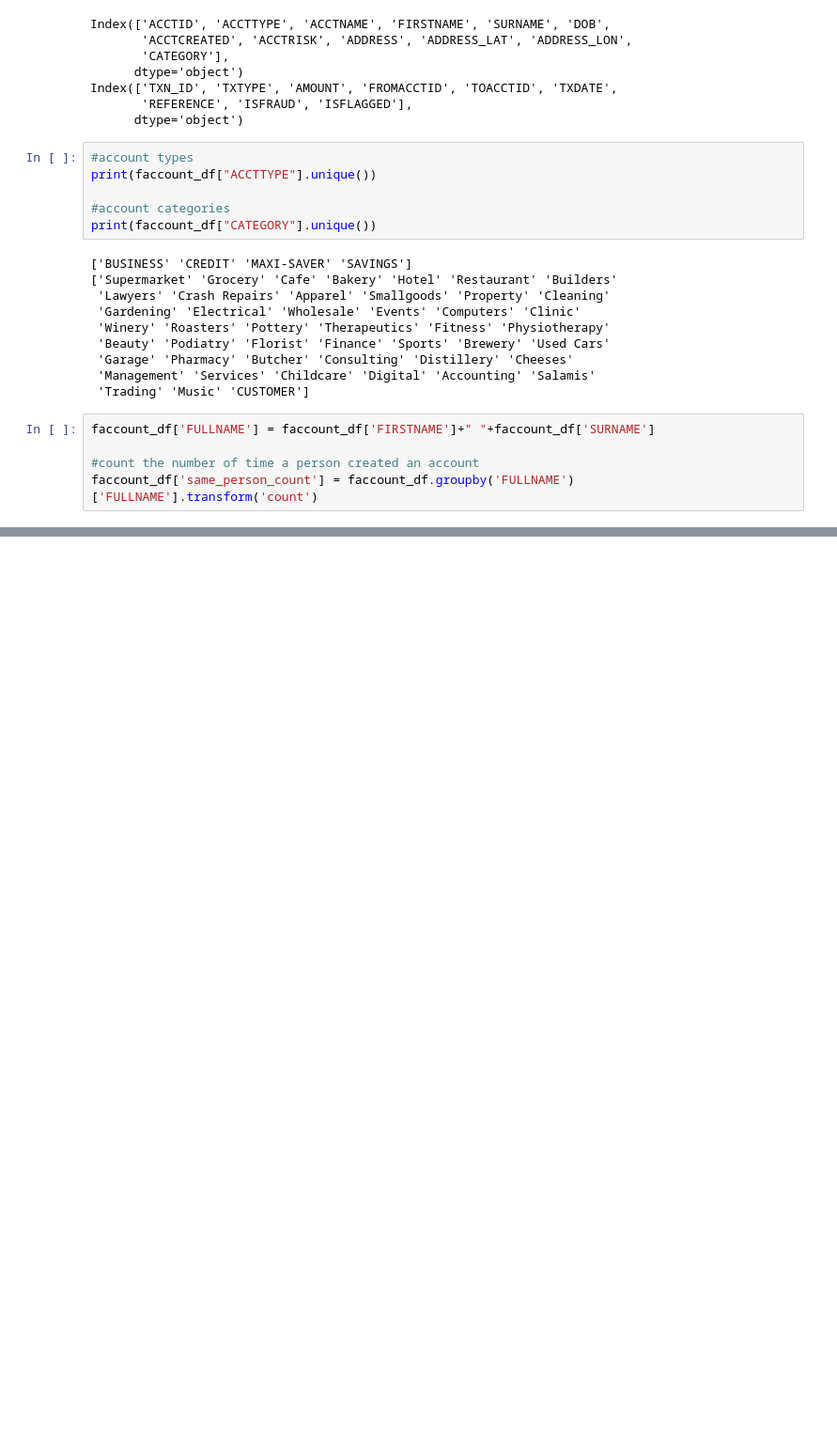
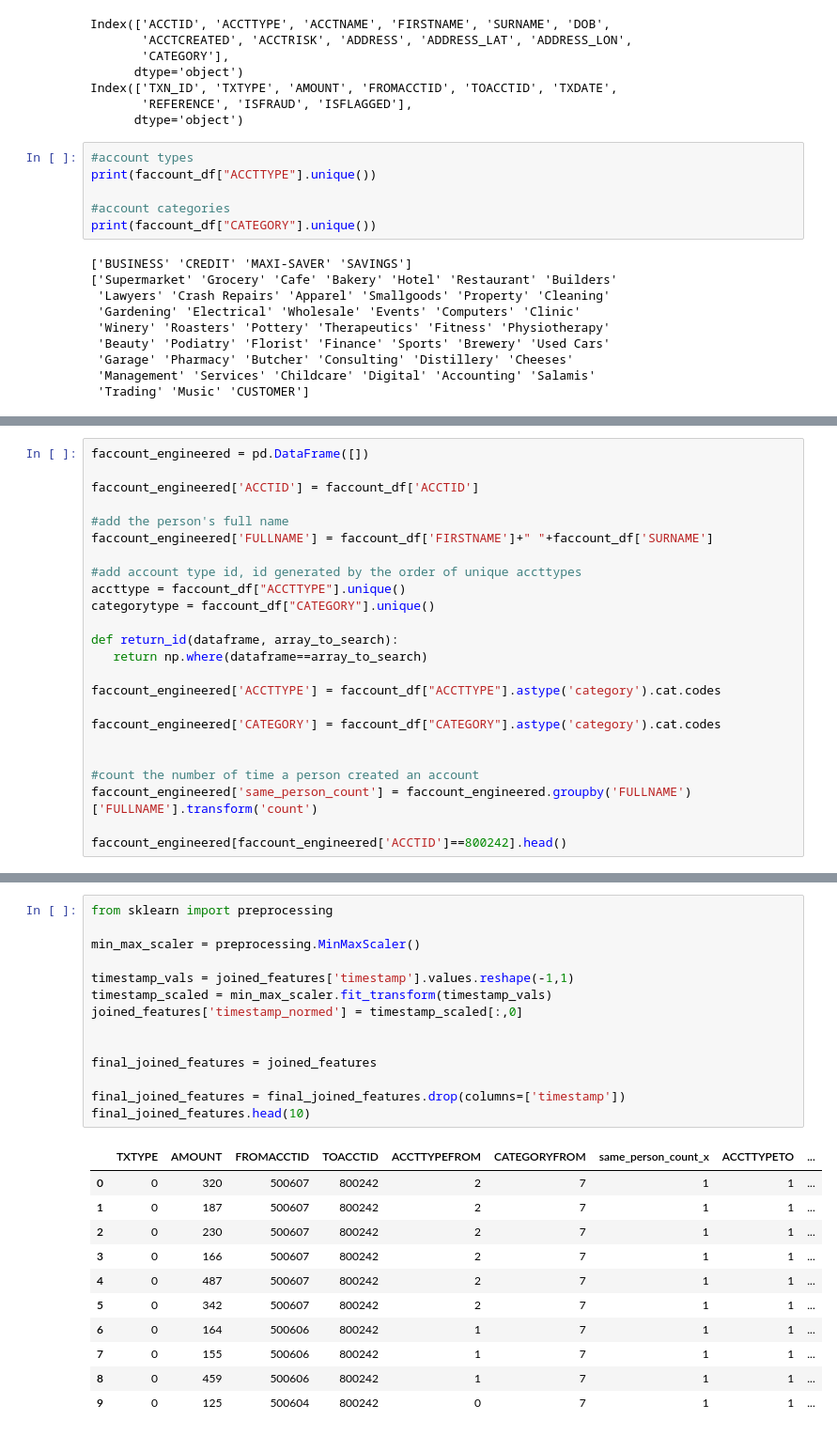
Before and after one commit to Amr-devman/DigitalDefence-Hackathon, a Jupyter notebook: dataset_engineering.ipynb, the cells around one changed output, grey strips where cells are left out. Shown: that part at 94% size. Saved outputs shown, nothing was run; the diff lists cells and outputs as text; blank space fills up the shorter version.

```diff
--- a/dataset_engineering.ipynb
+++ b/dataset_engineering.ipynb
@@ -43,8 +43,3 @@ print(faccount_df["CATEGORY"].unique())
  'Garage' 'Pharmacy' 'Butcher' 'Consulting' 'Distillery' 'Cheeses'
  'Management' 'Services' 'Childcare' 'Digital' 'Accounting' 'Salamis'
  'Trading' 'Music' 'CUSTOMER']
-# %%
-faccount_df['FULLNAME'] = faccount_df['FIRSTNAME']+" "+faccount_df['SURNAME']
-
-#count the number of time a person created an account
-faccount_df['same_person_count'] = faccount_df.groupby('FULLNAME')['FULLNAME'].transform('count')
@@ -74,0 +46,24 @@ ftxn2_df.head()
+# %%
+faccount_engineered = pd.DataFrame([])
+
+faccount_engineered['ACCTID'] = faccount_df['ACCTID']
+
+#add the person's full name
+faccount_engineered['FULLNAME'] = faccount_df['FIRSTNAME']+" "+faccount_df['SURNAME']
+
+#add account type id, id generated by the order of unique accttypes
+accttype = faccount_df["ACCTTYPE"].unique()
+categorytype = faccount_df["CATEGORY"].unique()
+
+def return_id(dataframe, array_to_search):
+   return np.where(dataframe==array_to_search)
+
+faccount_engineered['ACCTTYPE'] = faccount_df["ACCTTYPE"].astype('category').cat.codes
+
+faccount_engineered['CATEGORY'] = faccount_df["CATEGORY"].astype('category').cat.codes
+
+
+#count the number of time a person created an account
+faccount_engineered['same_person_count'] = faccount_engineered.groupby('FULLNAME')['FULLNAME'].transform('count')
+
+faccount_engineered[faccount_engineered['ACCTID']==800242].head()
@@ -74,0 +112,26 @@ ftxn2_df.head()
+# %%
+from sklearn import preprocessing
+
+min_max_scaler = preprocessing.MinMaxScaler()
+
+timestamp_vals = joined_features['timestamp'].values.reshape(-1,1)
+timestamp_scaled = min_max_scaler.fit_transform(timestamp_vals)
+joined_features['timestamp_normed'] = timestamp_scaled[:,0]
+
+
+final_joined_features = joined_features
+
+final_joined_features = final_joined_features.drop(columns=['timestamp'])
+final_joined_features.head(10)
+# %% [output]
+|  | TXTYPE | AMOUNT | FROMACCTID | TOACCTID | ACCTTYPEFROM | CATEGORYFROM | same_person_count_x | ACCTTYPETO | ... |
+| 0 | 0 | 320 | 500607 | 800242 | 2 | 7 | 1 | 1 | ... |
+| 1 | 0 | 187 | 500607 | 800242 | 2 | 7 | 1 | 1 | ... |
+| 2 | 0 | 230 | 500607 | 800242 | 2 | 7 | 1 | 1 | ... |
+| 3 | 0 | 166 | 500607 | 800242 | 2 | 7 | 1 | 1 | ... |
+| 4 | 0 | 487 | 500607 | 800242 | 2 | 7 | 1 | 1 | ... |
+| 5 | 0 | 342 | 500607 | 800242 | 2 | 7 | 1 | 1 | ... |
+| 6 | 0 | 164 | 500606 | 800242 | 1 | 7 | 1 | 1 | ... |
+| 7 | 0 | 155 | 500606 | 800242 | 1 | 7 | 1 | 1 | ... |
+| 8 | 0 | 459 | 500606 | 800242 | 1 | 7 | 1 | 1 | ... |
+| 9 | 0 | 125 | 500604 | 800242 | 0 | 7 | 1 | 1 | ... |
```
Also changed, not shown: parts of 5 cells of this notebook, 3 other files.
